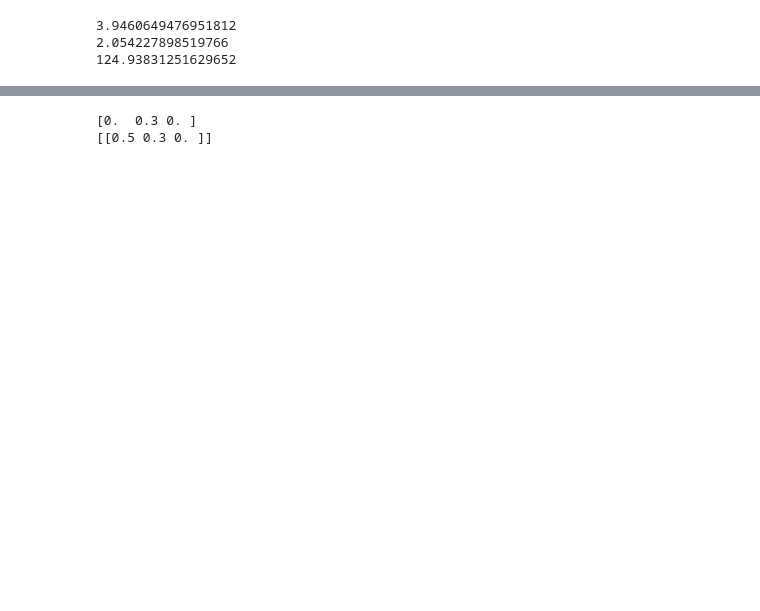
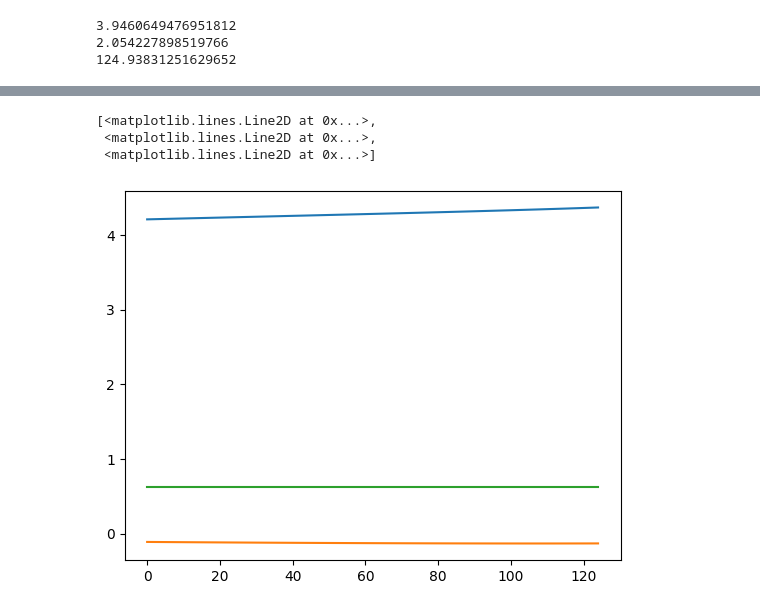
Before and after one commit to RobinJunod/robot_jambe, a Jupyter notebook: DCM-Locomotion.ipynb, the cells around one changed output, grey strips where cells are left out. Saved outputs shown, nothing was run; the diff lists cells and outputs as text; code cells hidden in the pictures; blank space fills up the shorter version.

```diff
--- a/DCM-Locomotion.ipynb
+++ b/DCM-Locomotion.ipynb
@@ -422,9 +444,10 @@ p.disconnect()
 # %%
-print(FeetTrajectoryLeft[0])
-print(leftFootFinalPosition)
+plt.plot(dcm3d)
 # %% [output]
-[0.  0.3 0. ]
-[[0.5 0.3 0. ]]
+[<matplotlib.lines.Line2D at 0x...>,
+ <matplotlib.lines.Line2D at 0x...>,
+ <matplotlib.lines.Line2D at 0x...>]
+[figure, added]
 # %%
 plt.plot(FeetTrajectoryLeft, label=["x","y","z"])
 plt.legend()
```
Also changed, not shown: parts of 6 cells of this notebook, 1 other file.
